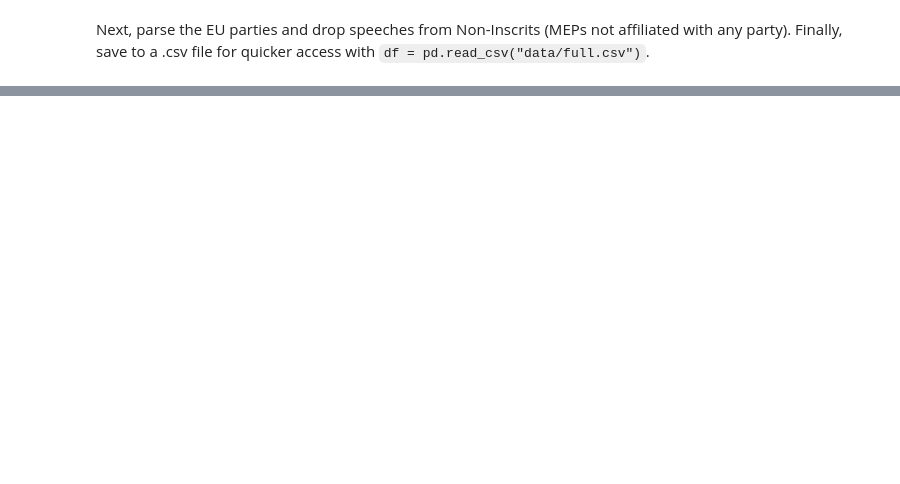
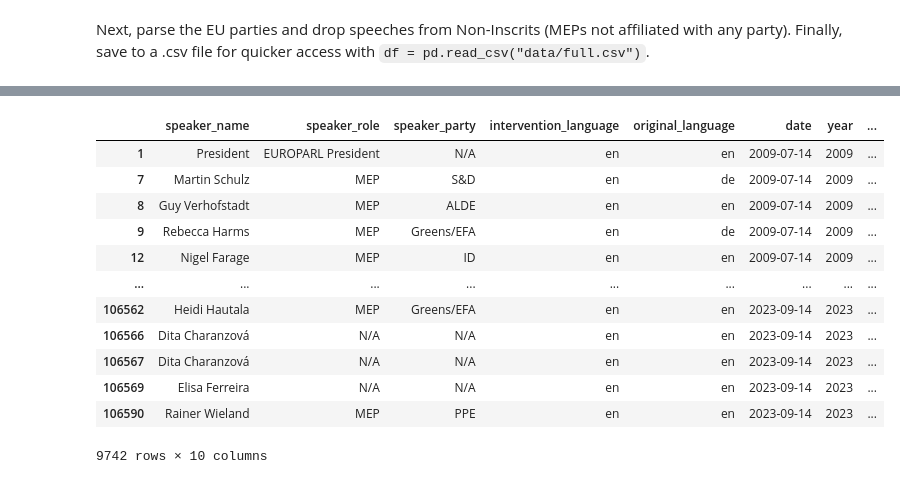
Before and after one commit to pkochelka/povalec, a Jupyter notebook: dataset_preprocessing.ipynb, the cells around one changed output, grey strips where cells are left out. Cells and saved outputs as stored; diff of their text form; code cells hidden in the pictures; blank space fills up the shorter version.

```diff
--- a/dataset_preprocessing.ipynb
+++ b/dataset_preprocessing.ipynb
@@ -56,0 +91,19 @@ df.to_csv("data/EuroParl/preprocessed/2009filtered.csv")
+# %%
+df = pd.read_json("./data/EU Debates/train.jsonl", lines=True)
+# %%
+df = df[df["text"].str.contains(r"group", case=False, na=False)]
+df
+# %% [output]
+|  | speaker_name | speaker_role | speaker_party | intervention_language | original_language | date | year | ... |
+| 1 | President | EUROPARL President | N/A | en | en | 2009-07-14 | 2009 | ... |
+| 7 | Martin Schulz | MEP | S&D | en | de | 2009-07-14 | 2009 | ... |
+| 8 | Guy Verhofstadt | MEP | ALDE | en | en | 2009-07-14 | 2009 | ... |
+| 9 | Rebecca Harms | MEP | Greens/EFA | en | de | 2009-07-14 | 2009 | ... |
+| 12 | Nigel Farage | MEP | ID | en | en | 2009-07-14 | 2009 | ... |
+| ... | ... | ... | ... | ... | ... | ... | ... | ... |
+| 106562 | Heidi Hautala | MEP | Greens/EFA | en | en | 2023-09-14 | 2023 | ... |
+| 106566 | Dita Charanzová | N/A | N/A | en | en | 2023-09-14 | 2023 | ... |
+| 106567 | Dita Charanzová | N/A | N/A | en | en | 2023-09-14 | 2023 | ... |
+| 106569 | Elisa Ferreira | N/A | N/A | en | en | 2023-09-14 | 2023 | ... |
+| 106590 | Rainer Wieland | MEP | PPE | en | en | 2023-09-14 | 2023 | ... |
+9742 rows × 10 columns
```
Also changed, not shown: parts of 10 cells of this notebook, 9 other files.
